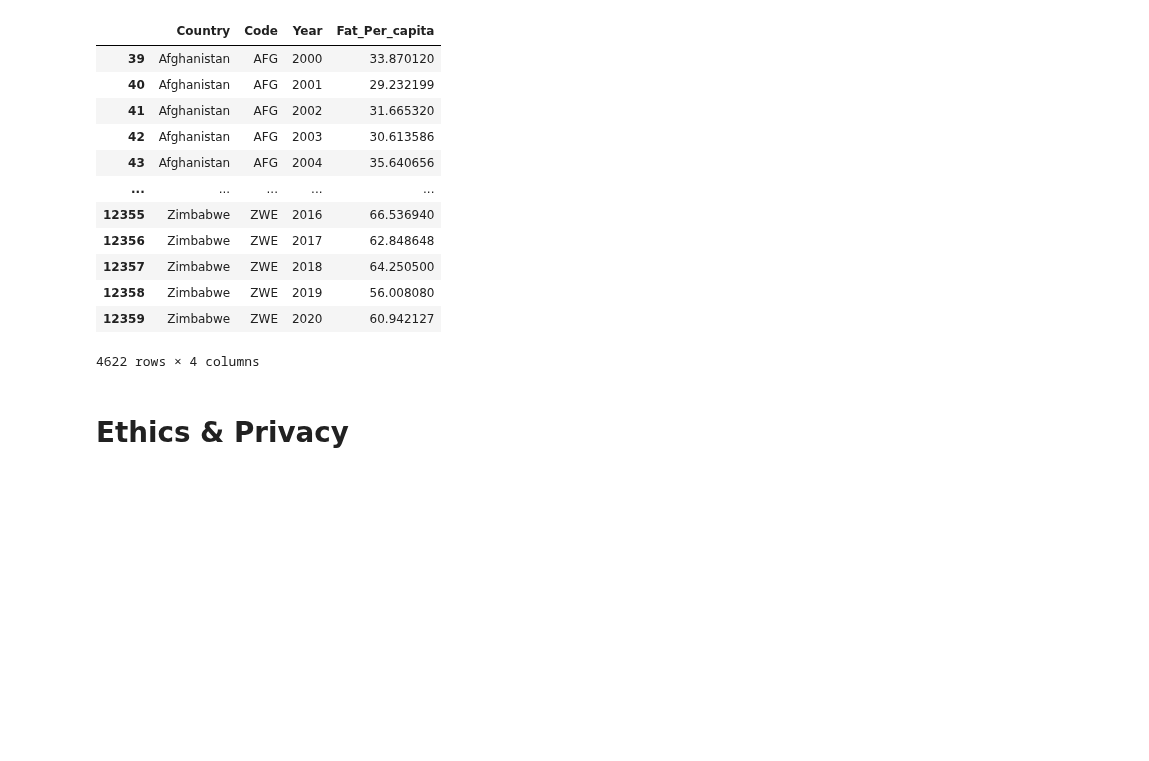
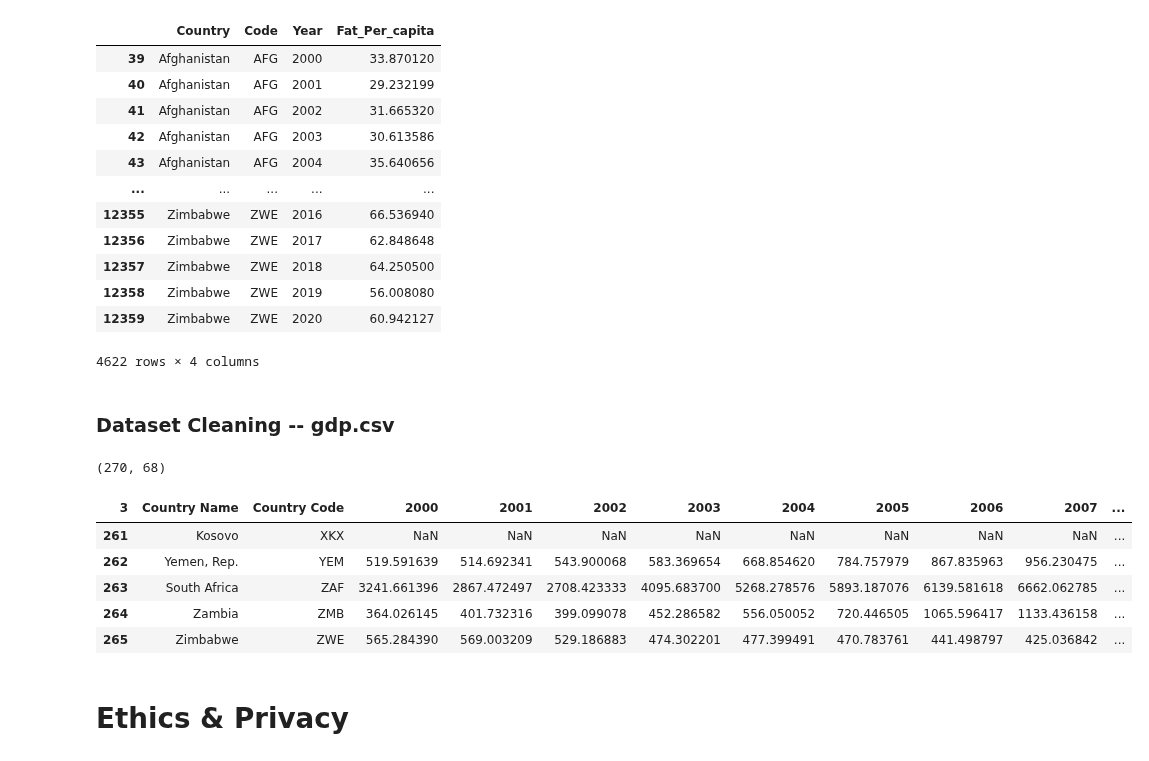
Before and after one commit to COGS108/Group074_WI24, a Jupyter notebook: DataCheckpoint_Group074_WI24.ipynb, the cells around one changed output. Saved outputs shown, nothing was run; the diff lists cells and outputs as text; code cells hidden in the pictures; blank space fills up the shorter version.

Commit message:
clean gdp.csv

```diff
--- a/DataCheckpoint_Group074_WI24.ipynb
+++ b/DataCheckpoint_Group074_WI24.ipynb
@@ -276,6 +276,31 @@ fat_supply
 4622 rows × 4 columns
 # %%
 fat_supply.to_csv('./cleaned_datasets/fat_per_capita_clean.csv', index=False)
+# %% [markdown]
+### Dataset Cleaning -- gdp.csv
+# %%
+gdp = pd.read_csv("./datasets/gdp.csv")
+gdp.shape
+# %% [output]
+(270, 68)
+# %%
+gdp.columns = gdp.iloc[3]        # setting the column names correctly
+gdp = gdp.iloc[4:]               # remove extra rows
+gdp = gdp.reset_index(drop=True) # Reset the indices
+gdp = gdp.dropna(axis=1, how='all')
+del gdp['Indicator Code']
+del gdp['Indicator Name']
+
+gdp.columns = gdp.columns.astype(str)
+gdp = gdp.filter(regex='^(?!19\d\d).*$').rename(columns=lambda x: str(x.split('.')[0]))
+gdp.tail()
+# %% [output]
+| 3 | Country Name | Country Code | 2000 | 2001 | 2002 | 2003 | 2004 | 2005 | 2006 | 2007 | ... |
+| 261 | Kosovo | XKX | NaN | NaN | NaN | NaN | NaN | NaN | NaN | NaN | ... |
+| 262 | Yemen, Rep. | YEM | 519.591639 | 514.692341 | 543.900068 | 583.369654 | 668.854620 | 784.757979 | 867.835963 | 956.230475 | ... |
+| 263 | South Africa | ZAF | 3241.661396 | 2867.472497 | 2708.423333 | 4095.683700 | 5268.278576 | 5893.187076 | 6139.581618 | 6662.062785 | ... |
+| 264 | Zambia | ZMB | 364.026145 | 401.732316 | 399.099078 | 452.286582 | 556.050052 | 720.446505 | 1065.596417 | 1133.436158 | ... |
+| 265 | Zimbabwe | ZWE | 565.284390 | 569.003209 | 529.186883 | 474.302201 | 477.399491 | 470.783761 | 441.498797 | 425.036842 | ... |
 # %% [markdown]
 
 
```
Also changed, not shown: 19 other files.
